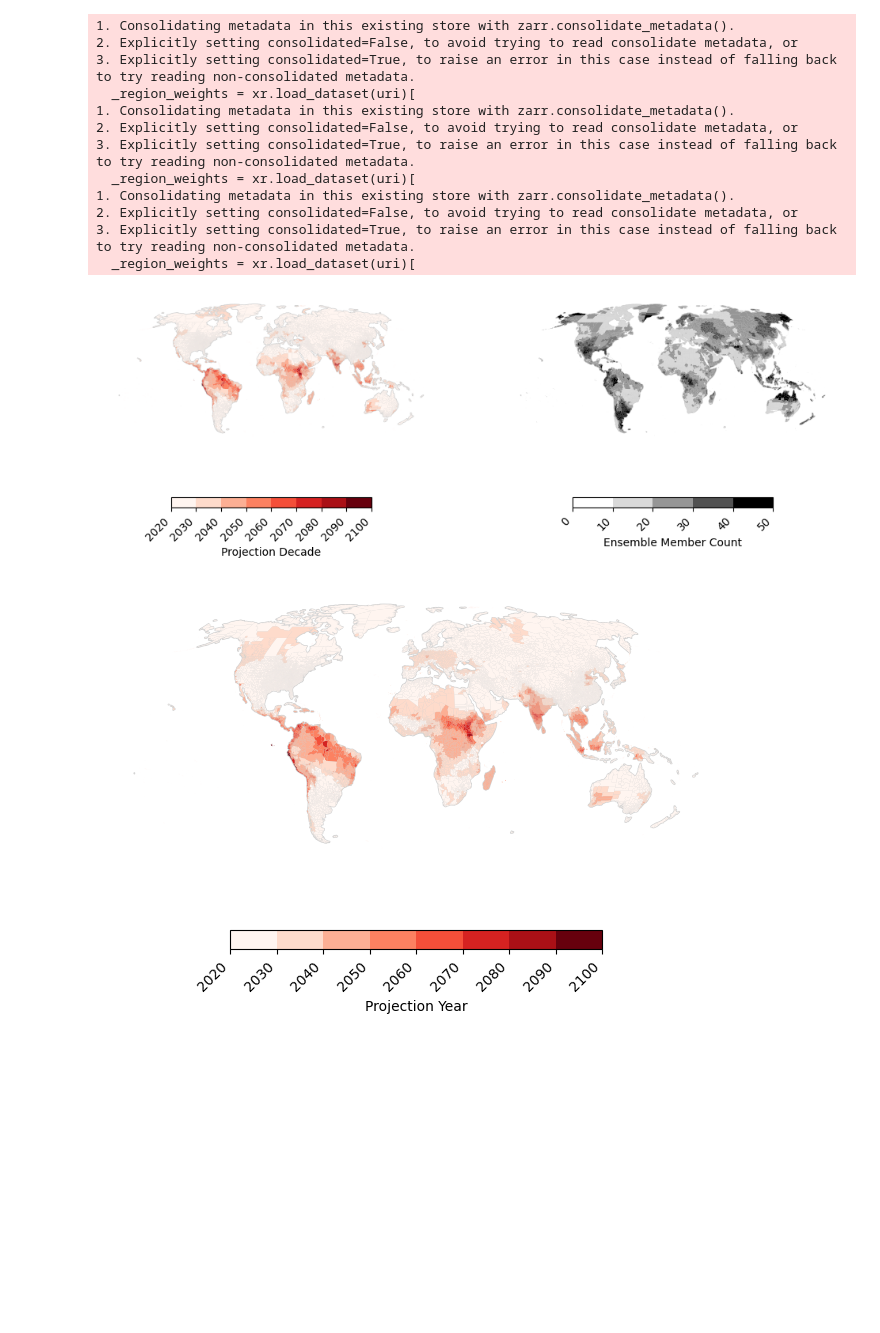
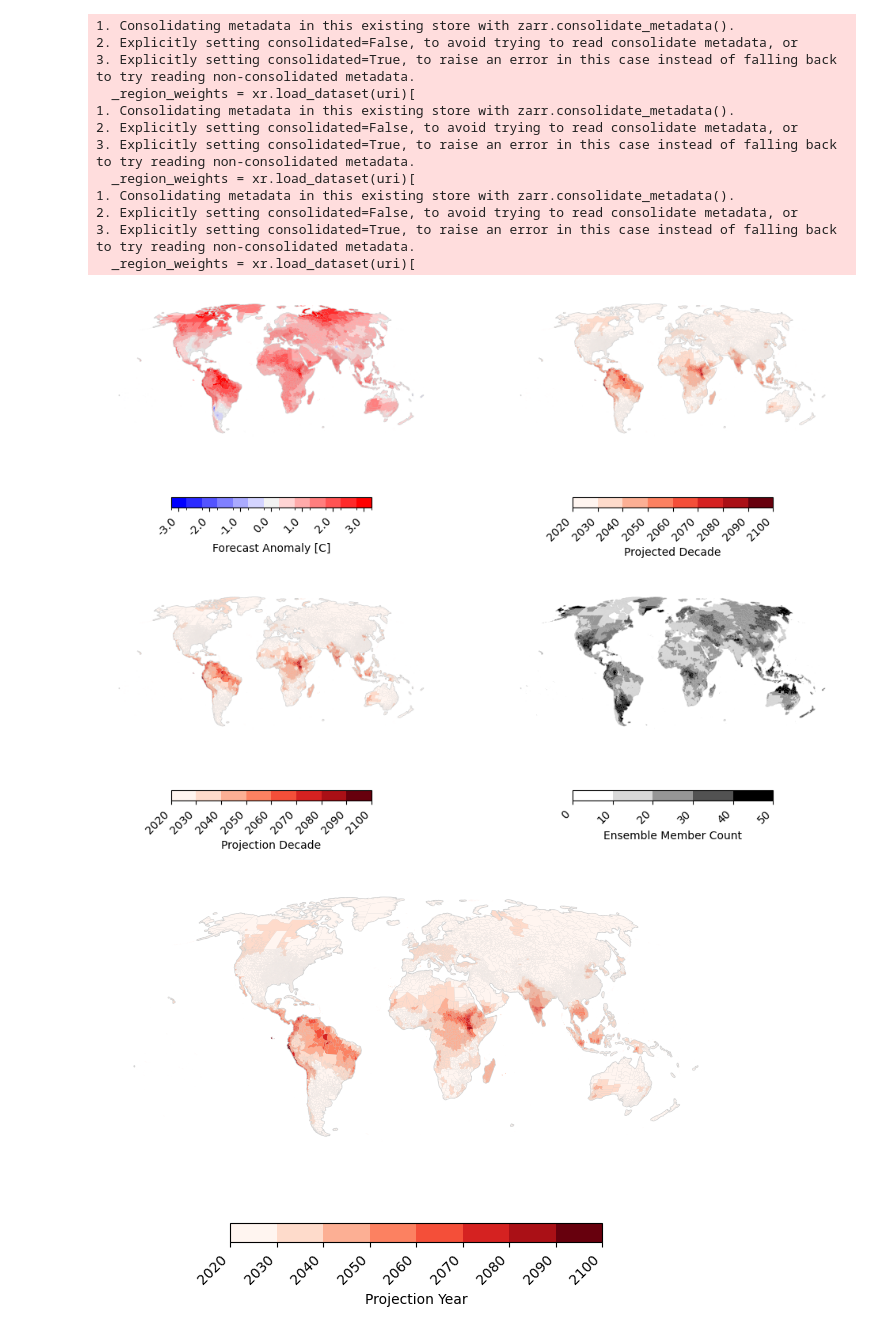
Before and after one commit to ClimateImpactLab/poreallas, a Jupyter notebook: analysis/a06_postcard_map.ipynb, the cells around one changed output. Saved outputs shown, nothing was run; the diff lists cells and outputs as text; code cells hidden in the pictures; blank space fills up the shorter version.

Commit message:
Update postcard notebook to match paper figure generation

```diff
--- a/analysis/a06_postcard_map.ipynb
+++ b/analysis/a06_postcard_map.ipynb
@@ -235,7 +227,7 @@ ds2 = ds2.mean(dim = 'month')
 ds2 = isku_utils.lon_adjust(ds2, roll = True)
 
 #Add a delta
-delta = 0.15
+delta = 0.2
 in_range = (ds2 >= (decade_min-delta)) & (ds2 <= (decade_max+delta))
 below = ds2 < decade_min.min('decade')
 above = ds2 > decade_max.max('decade')
@@ -330,8 +322,9 @@ load_dotenv()
 DATA_DIR = os.environ["DATA_DIR"]
 IMPACT_REGION_POLYGONS = os.environ["POREALLAS_REGIONS_POLYGONS_URI"]
 
+#Impact Regions
 _polygons = (
-    gpd.read_parquet(IMPACT_REGION_POLYGONS)
+    gpd.read_parquet(os.path.join(DATA_DIR, IMPACT_REGION_POLYGONS))
     .rename(columns={"hierid": "region"})
     .set_index("region")
     .set_crs(epsg=4326)  # Assuming the data is WGS-82.
@@ -363,6 +356,33 @@ data_ir_counts = isku_utils.grid_to_ir(mode_count)
 2. Explicitly setting consolidated=False, to avoid trying to read consolidate metadata, or
 3. Explicitly setting consolidated=True, to raise an error in this case instead of falling back to try reading non-consolidated metadata.
   _region_weights = xr.load_dataset(uri)[
+# %%
+_polygons_postcard_median = analysis_utils.xarray_to_gpd(data_ir_median, _polygons)
+fig, axs = plt.subplots(1,2, figsize = (12,6))
+analysis_utils.plot_single(
+    _polygons_postcard_median,
+    col='value',
+    cm = 'Reds',
+    vmin = 2020,
+    vmax = 2100,
+    cbar_label= 'Projected Decade',
+    ax = axs[1],
+    cbar_location='bottom'
+)
+
+analysis_utils.plot_single(
+    fc_anomaly_df,
+    col='value',
+    cm = 'bwr',
+    n_colors = 13,
+    cbar_label= 'Forecast Anomaly [C]',
+    ax = axs[0],
+    cbar_location='bottom'
+)
+
+fig.savefig("2608_combined_anomaly_postcard", dpi=600, bbox_inches="tight")
+# %% [output]
+[figure, added]
 # %%
 _polygons_postcard_mode = analysis_utils.xarray_to_gpd(data_ir_mode, _polygons)
 _polygons_postcard_count = analysis_utils.xarray_to_gpd(data_ir_counts, _polygons)
@@ -392,7 +412,7 @@ analysis_utils.plot_single(
 
 fig.savefig("2608_combined_spread_postcard", dpi=600, bbox_inches="tight")
 # %% [output]
-[figure, old version]
+[figure, new version]
 # %%
 _polygons_postcard_median = analysis_utils.xarray_to_gpd(data_ir_median, _polygons)
 ax = analysis_utils.plot_single(
```
Also changed, not shown: parts of 3 cells of this notebook.
